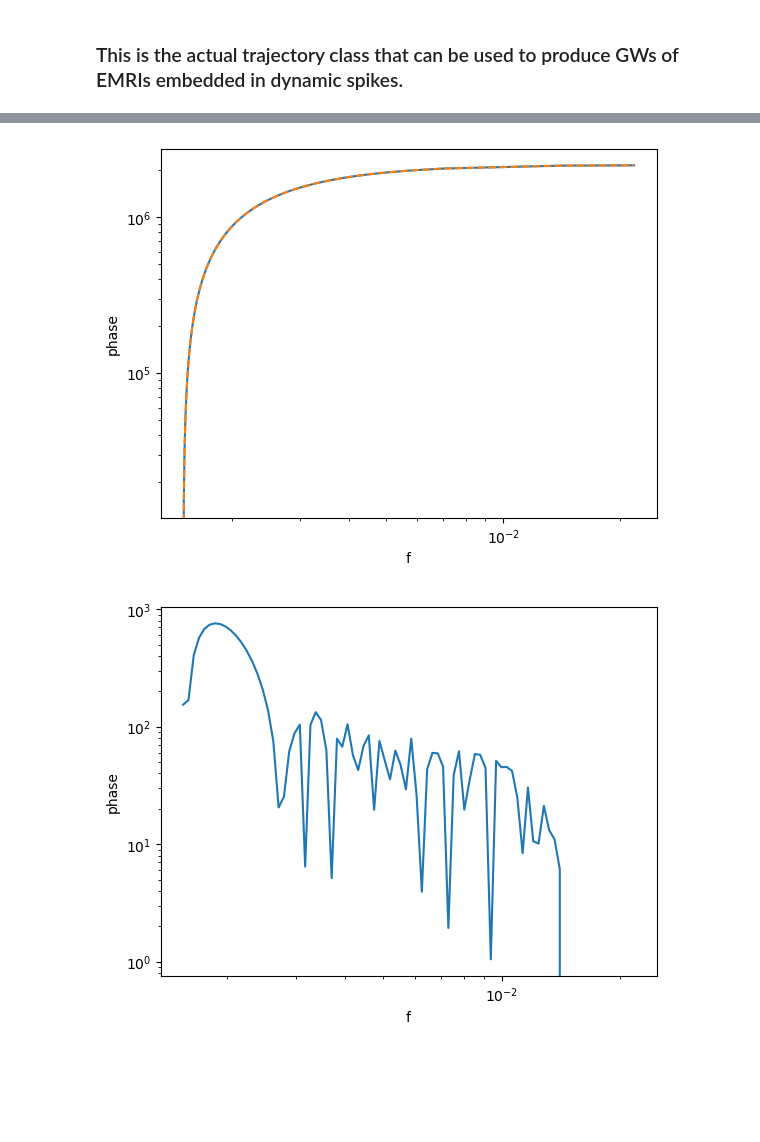
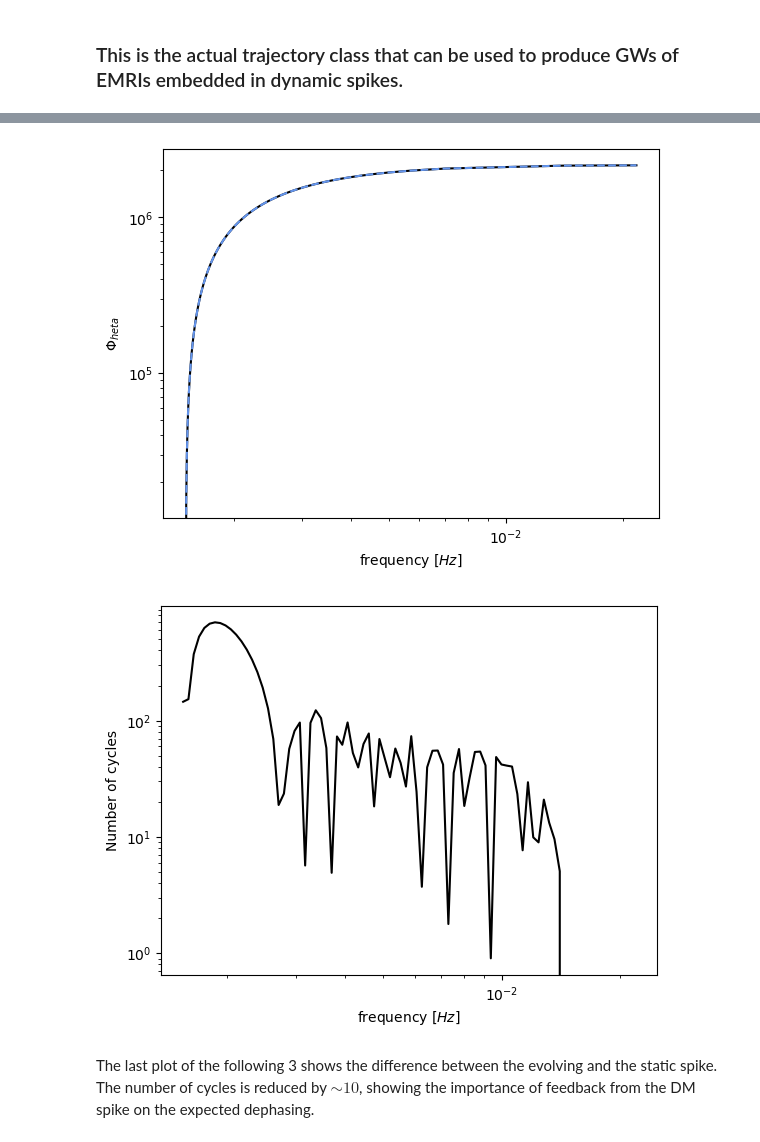
Before and after one commit to IsminiAndrianou/EMRIs-and-DM-spikes, a Jupyter notebook: trajectory_GW_test_final.ipynb, the cells around one changed output, grey strips where cells are left out. Drawn from its saved outputs; the diff is of its cells as text; code cells hidden in the pictures; blank space fills up the shorter version.

```diff
--- a/trajectory_GW_test_final.ipynb
+++ b/trajectory_GW_test_final.ipynb
@@ -381,7 +701,7 @@ def dLdt_DF_ecc(M, mu, p, e, gamma, rho_sp, r_sp):
 # as in first use for the spike, get plots and then use for GWs
 # this is class object just to hold epsilon as it steps
 # this class is instantiated and then run like the derivative function in the integrator (ex. dydt)
-class DF:
+class DF_evol:
     def __init__(self, epsilon, M, mu, rho_sp, r_sp):
         self.epsilon = epsilon
         self.M = M
@@ -445,14 +765,14 @@ class DF:
 
 
 # this is the actual class that implements a PN trajectory. It uses the PN class in the integrator.
-class DFTrajectory(TrajectoryBase):
+class DF_evol_Trajectory(TrajectoryBase):
 
     # for common interface with *args and **kwargs
     def __init__(self, *args, **kwargs):
         pass
 
     # required by the trajectory base class
-    def get_inspiral(self, M, mu, a, p0, e0, x0, *args, T=1.0, dt=10.0, **kwargs):
+    def get_inspiral(self, M, mu, a, p0, e0, x0, *args, Phi_phi=np.pi, T=1.0, dt=10.0, **kwargs):
 
         # set up quantities and integrator
         y0 = [p0, e0, 0.0, 0.0]
@@ -473,7 +793,7 @@ class DFTrajectory(TrajectoryBase):
         gamma_init = args[0]
 
 
-        rhs = DF(epsilon, M, mu, rho_sp, r_sp)
+        rhs = DF_evol(epsilon, M, mu, rho_sp, r_sp)
         rhs.gamma_evol = gamma_init
 
         # the tolerance is important!
@@ -530,7 +850,7 @@ class DFTrajectory(TrajectoryBase):
         return (t, p, e, x, Phi_phi, Phi_theta, Phi_r)
 
 
-traj = DFTrajectory()
+traj = DF_evol_Trajectory()
 # %%
 # testing the trajectory
 M = 1e5 # M_sun
@@ -676,32 +1008,34 @@ Text(0, 0.5, 'Number of cucles')
 # %%
 # omega = p**(-3/2)
 # no spike
 ff = spline(newt)[0]**(-3/2) / (2*np.pi*M*MTSUN_SI)
-phase = spline(newt)[3]
+phase = spline(newt)[4]
 spl_phase = CubicSplineInterpolant(ff, phase)
 # spike
 ff_sp = spline_s(newt)[0]**(-3/2) / (2*np.pi*M*MTSUN_SI)
-phase_sp = spline_s(newt)[3]
+phase_sp = spline_s(newt)[4]
 spl_phase_sp = CubicSplineInterpolant(ff_sp, phase_sp)
 
 freq = 10**np.linspace(-3,np.log10(np.max(ff)),num=100)
 
 plt.figure()
 # the time is store in the spline
-plt.loglog(ff, phase)
-plt.loglog(ff_sp, phase_sp,'--')
+plt.loglog(ff, phase, color ='k')
+plt.loglog(ff_sp, phase_sp,'--', color='cornflowerblue')
 # plt.loglog(ff, np.abs(spl_phase(ff)-spl_phase_sp(ff))/(np.pi*2) )
 # plt.loglog(ff_sp, np.abs(phase-phase_sp)/(np.pi*2) )
-plt.xlabel('f')
-plt.ylabel('phase')
+plt.xlabel('frequency $[Hz]$')
+plt.ylabel('$\Phi_{\theta}$')
 plt.show()
 
 plt.figure()
 # by reversing the frequency I obtain something similar to fig 5
-plt.loglog(freq[::-1], np.abs(spl_phase(freq)-spl_phase_sp(freq)) )
-plt.xlabel('f')
-plt.ylabel('phase')
+plt.loglog(freq[::-1], np.abs(spl_phase(freq)-spl_phase_sp(freq)), color='k')
+plt.xlabel('frequency $[Hz]$')
+plt.ylabel('Number of cycles')
 plt.show()
 # %% [output]
-[figure, old version]
+[figure, new version]
-[figure, old version]
+[figure, new version]
+# %% [markdown]
+The last plot of the following 3 shows the difference between the evolving and the static spike. The number of cycles is reduced by $\sim 10$, showing the importance of feedback from the DM spike on the expected dephasing.
```
Also changed, not shown: parts of 37 cells of this notebook.
